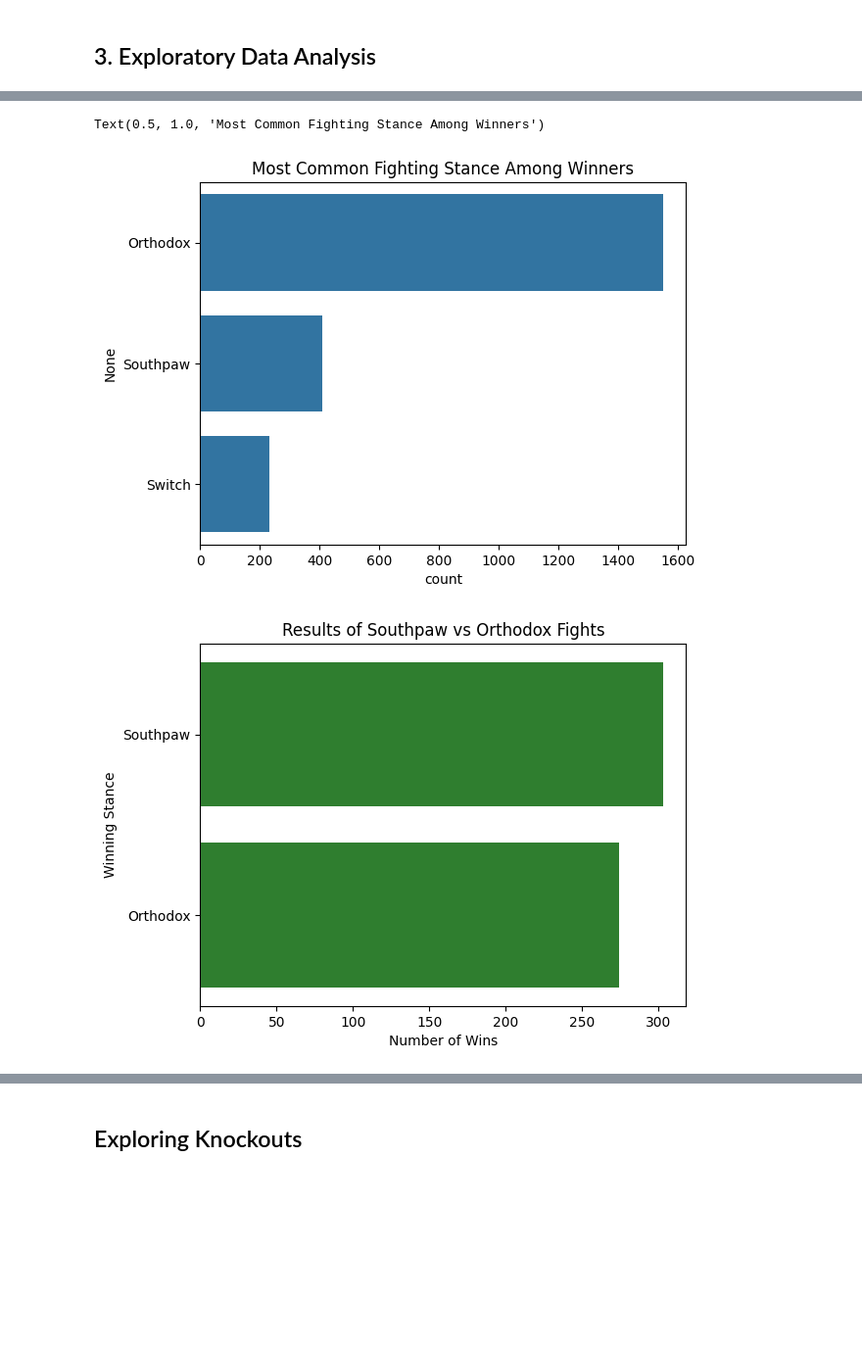
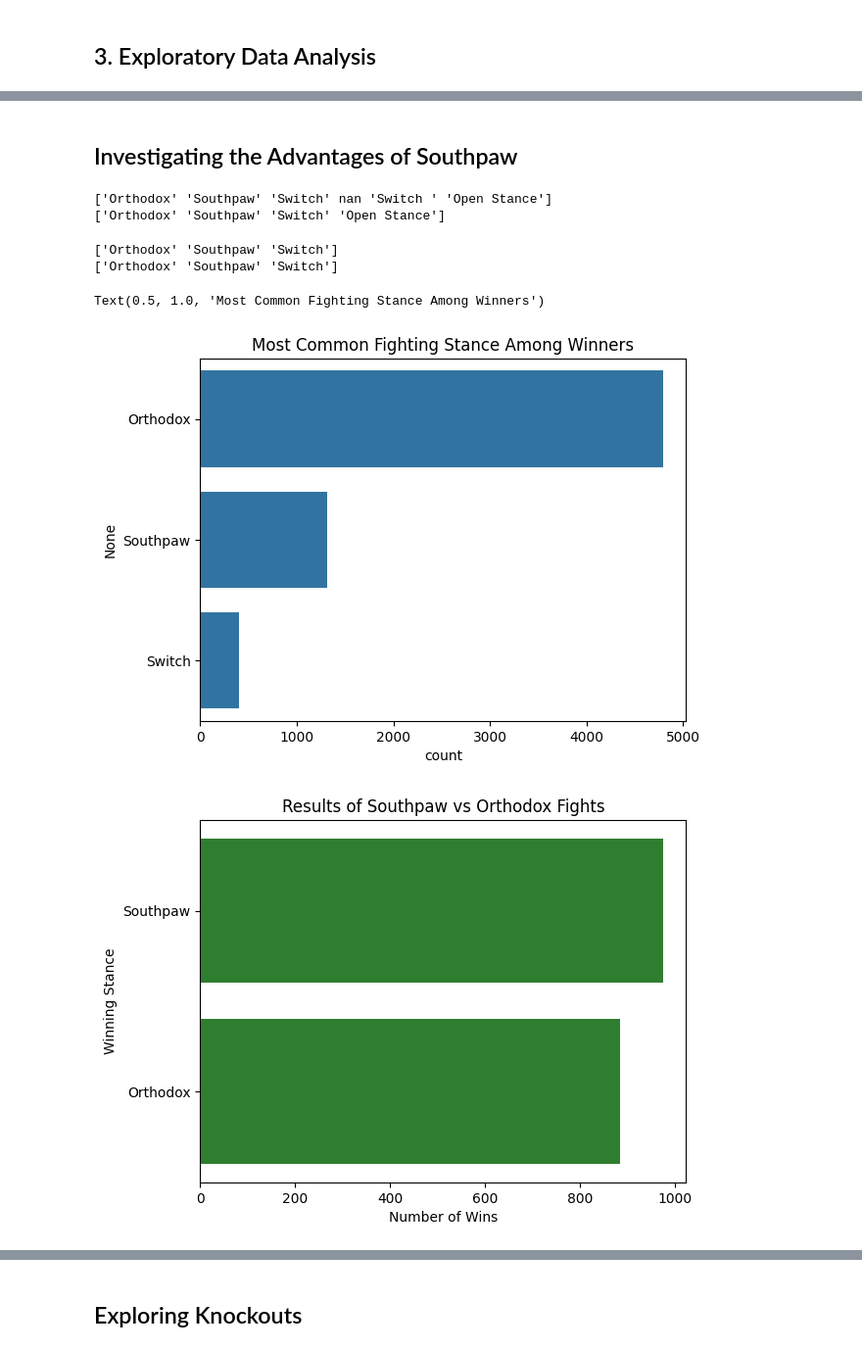
Before and after one commit to jmanlang/ufc-data-analysis, a Jupyter notebook: analysis.ipynb, the cells around one changed output, grey strips where cells are left out. Shown at 98% size. Cells and saved outputs as stored; diff of their text form; code cells hidden in the pictures; blank space fills up the shorter version.

```diff
--- a/analysis.ipynb
+++ b/analysis.ipynb
@@ -111,6 +94 @@ The dataset includes abnormal values for career average significant strikes land
-# %%
-# Removing fights with abnormal stats
-all_fights = all_fights[~(
-    (all_fights['RedAvgSigStrLanded'] > 8.66) |
-    (all_fights['BlueAvgSigStrLanded'] > 8.66))]
 # %%
@@ -162,4 +121,0 @@ TotalFightTimeSecs        457             0.152
-# %%
-# Dropping Rows with Null Values
-analysis_df = analysis_df.dropna()
-print(f"Analysis dataframe shape after dropping nulls: {analysis_df.shape}")
@@ -235,3 +193,24 @@ plt.show()
+# %% [markdown]
+## Investigating the Advantages of Southpaw
+# %%
+print(analysis_df['BlueStance'].unique())
+print(analysis_df['RedStance'].unique())
+# %% [output]
+['Orthodox' 'Southpaw' 'Switch' nan 'Switch ' 'Open Stance']
+['Orthodox' 'Southpaw' 'Switch' 'Open Stance']
+# %%
+analysis_df['BlueStance'] = analysis_df['BlueStance'].str.strip()
+analysis_df['RedStance'] = analysis_df['RedStance'].str.strip()
+analysis_df = analysis_df.dropna(subset=['BlueStance'])
+analysis_df = analysis_df[
+    (analysis_df['BlueStance'] != 'Open Stance') &
+    (analysis_df['RedStance'] != 'Open Stance')
+]
+print(analysis_df['BlueStance'].unique())
+print(analysis_df['RedStance'].unique())
+# %% [output]
+['Orthodox' 'Southpaw' 'Switch']
+['Orthodox' 'Southpaw' 'Switch']
 # %%
 winner_stance = np.where(
     analysis_df['Winner'] == 'Red',
@@ -244,26 +223,26 @@ sns.countplot(y=winner_stance)
 plt.title("Most Common Fighting Stance Among Winners")
 # %% [output]
 Text(0.5, 1.0, 'Most Common Fighting Stance Among Winners')
-[figure, old version]
+[figure, new version]
 # %%
-filtered_df = analysis_df[
+southpaw_fights = analysis_df[
     ((analysis_df['RedStance'] == 'Southpaw') &
     (analysis_df['BlueStance'] == 'Orthodox')) |
     ((analysis_df['RedStance'] == 'Orthodox') &
     (analysis_df['BlueStance'] == 'Southpaw'))
 ]
-other = np.where(
-    filtered_df['Winner'] == 'Red',
-    filtered_df['RedStance'],
-    filtered_df['BlueStance']
+winner_stances = np.where(
+    southpaw_fights['Winner'] == 'Red',
+    southpaw_fights['RedStance'],
+    southpaw_fights['BlueStance']
 )
 
-other = pd.Series(other, index=filtered_df.index)
+winner_stances = pd.Series(winner_stances, index=southpaw_fights.index)
 
-ax = sns.countplot(y=other, color='forestgreen')
+ax = sns.countplot(y=winner_stances, color='forestgreen')
 ax.set_xlabel("Number of Wins")
 ax.set_ylabel("Winning Stance")
 plt.title("Results of Southpaw vs Orthodox Fights")
 plt.show()
 # %% [output]
-[figure, old version]
+[figure, new version]
```
Also changed, not shown: parts of 49 cells of this notebook.
